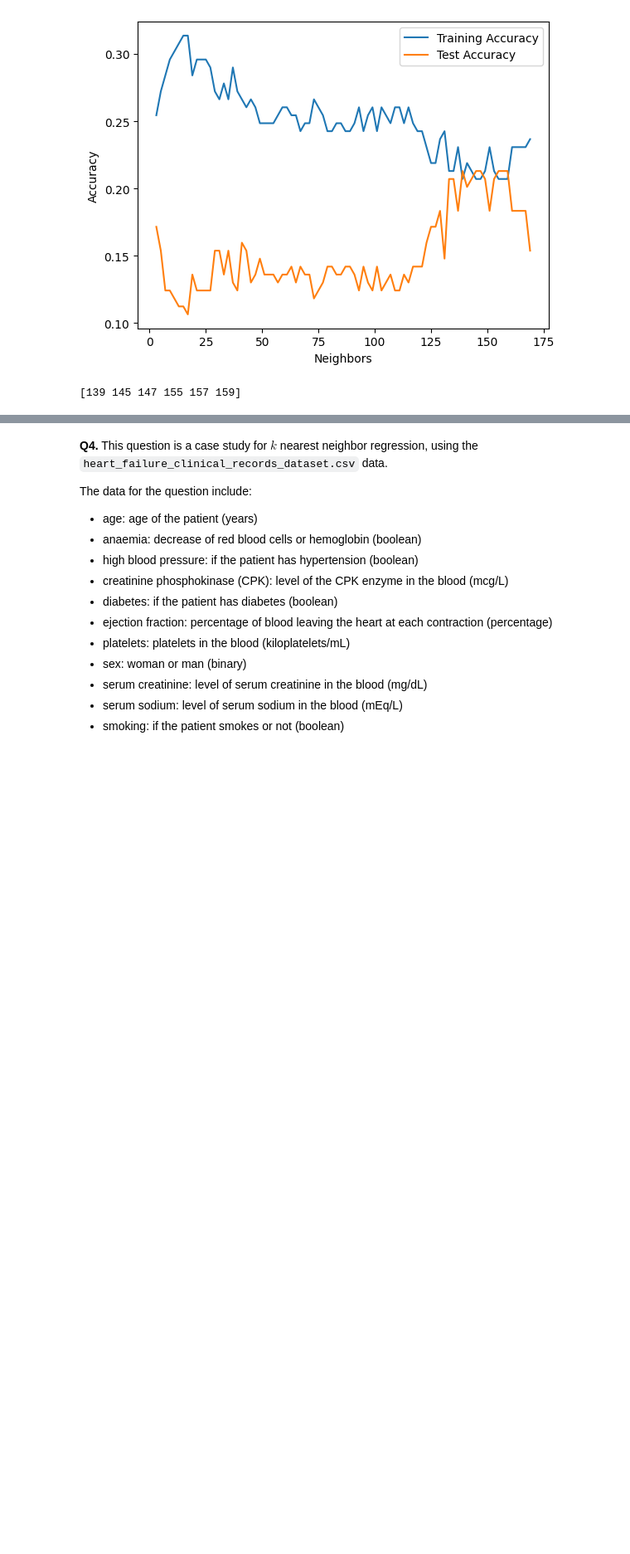
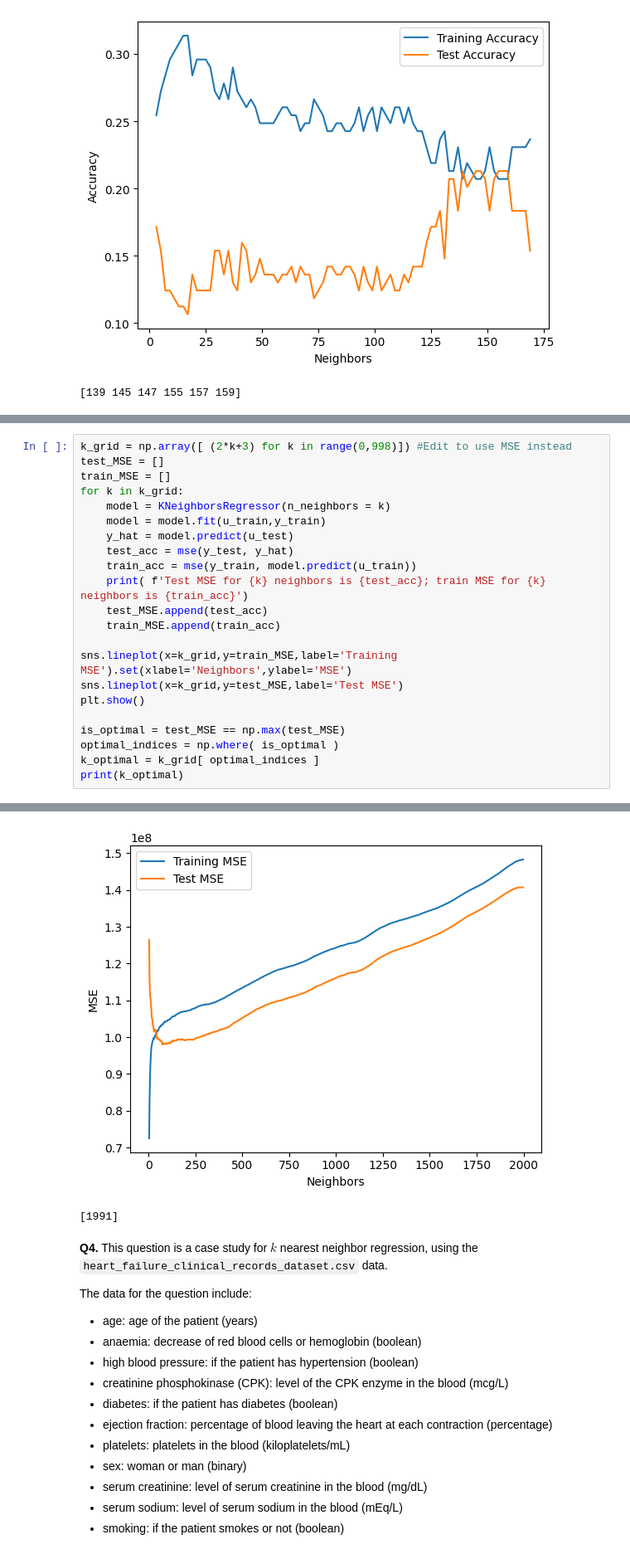
Before and after one commit to IsaacJihwanYoo795/undergrad_ml_assignments, a Jupyter notebook: 02_assignment_knn.ipynb, the cells around one changed output, grey strips where cells are left out. Shown at 83% size. Saved outputs shown, nothing was run; the diff lists cells and outputs as text; blank space fills up the shorter version.

```diff
--- a/02_assignment_knn.ipynb
+++ b/02_assignment_knn.ipynb
@@ -213,0 +353,23 @@ The target variable `y` is `price` and the features are `year` and `mileage`.
+# %%
+k_grid = np.array([ (2*k+3) for k in range(0,998)]) #Edit to use MSE instead
+test_MSE = []
+train_MSE = []
+for k in k_grid:
+    model = KNeighborsRegressor(n_neighbors = k)
+    model = model.fit(u_train,y_train)
+    y_hat = model.predict(u_test)
+    test_acc = mse(y_test, y_hat)
+    train_acc = mse(y_train, model.predict(u_train))
+    print( f'Test MSE for {k} neighbors is {test_acc}; train MSE for {k} neighbors is {train_acc}')
+    test_MSE.append(test_acc)
+    train_MSE.append(train_acc)
+
+sns.lineplot(x=k_grid,y=train_MSE,label='Training MSE').set(xlabel='Neighbors',ylabel='MSE')
+sns.lineplot(x=k_grid,y=test_MSE,label='Test MSE')
+plt.show()
+
+is_optimal = test_MSE == np.max(test_MSE)
+optimal_indices = np.where( is_optimal )
+k_optimal = k_grid[ optimal_indices ]
+print(k_optimal)
+# %% [output]
@@ -214,3 +393,5 @@ The target variable `y` is `price` and the features are `year` and `mileage`.
+[figure, added]
+[1991]
 # %% [markdown]
 **Q4.** This question is a case study for $k$ nearest neighbor regression, using the `heart_failure_clinical_records_dataset.csv` data.
 
```
Also changed, not shown: parts of 10 cells of this notebook.
